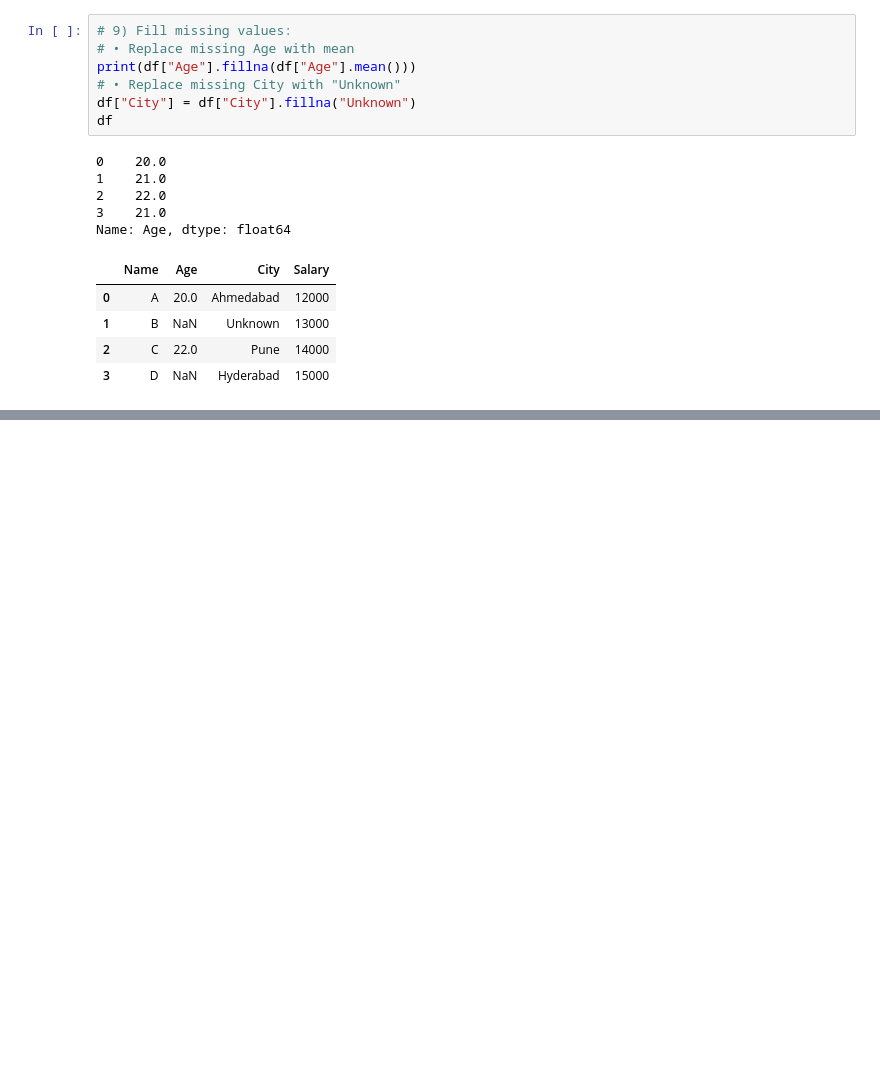
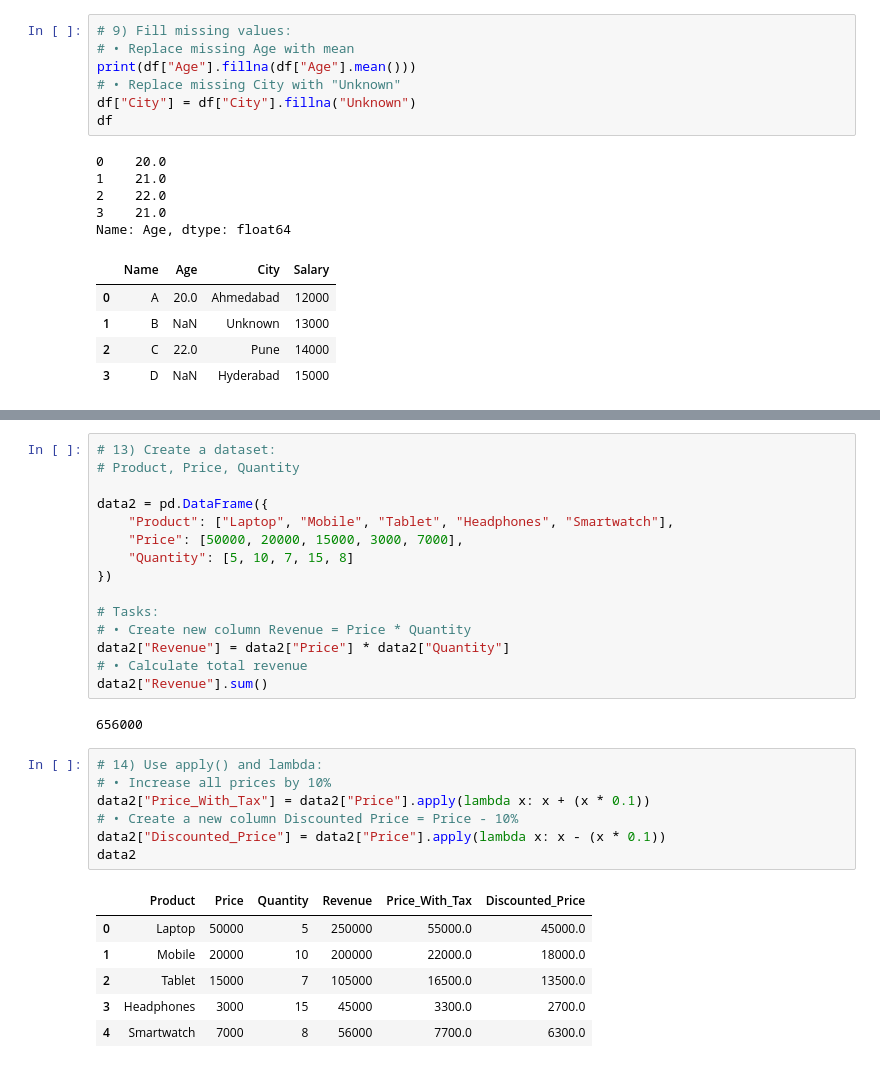
Before and after one commit to PRIYANSHUPATEL7654/TOPS_TECH, a Jupyter notebook: ClASSWORK/PYTHON_LIBRARIES_5_3_26/Pandas/Practice_Questions.ipynb, the cells around one changed output, grey strips where cells are left out. Drawn from its saved outputs; the diff is of its cells as text; blank space fills up the shorter version.

```diff
--- a/ClASSWORK/PYTHON_LIBRARIES_5_3_26/Pandas/Practice_Questions.ipynb
+++ b/ClASSWORK/PYTHON_LIBRARIES_5_3_26/Pandas/Practice_Questions.ipynb
@@ -248,0 +433,31 @@ Name: Age, dtype: float64
+# %%
+# 13) Create a dataset:
+# Product, Price, Quantity
+
+data2 = pd.DataFrame({
+    "Product": ["Laptop", "Mobile", "Tablet", "Headphones", "Smartwatch"],
+    "Price": [50000, 20000, 15000, 3000, 7000],
+    "Quantity": [5, 10, 7, 15, 8]
+})
+
+# Tasks:
+# • Create new column Revenue = Price * Quantity
+data2["Revenue"] = data2["Price"] * data2["Quantity"]
+# • Calculate total revenue
+data2["Revenue"].sum()
+# %% [output]
+656000
+# %%
+# 14) Use apply() and lambda:
+# • Increase all prices by 10%
+data2["Price_With_Tax"] = data2["Price"].apply(lambda x: x + (x * 0.1))
+# • Create a new column Discounted Price = Price - 10%
+data2["Discounted_Price"] = data2["Price"].apply(lambda x: x - (x * 0.1))
+data2
+# %% [output]
+|  | Product | Price | Quantity | Revenue | Price_With_Tax | Discounted_Price |
+| 0 | Laptop | 50000 | 5 | 250000 | 55000.0 | 45000.0 |
+| 1 | Mobile | 20000 | 10 | 200000 | 22000.0 | 18000.0 |
+| 2 | Tablet | 15000 | 7 | 105000 | 16500.0 | 13500.0 |
+| 3 | Headphones | 3000 | 15 | 45000 | 3300.0 | 2700.0 |
+| 4 | Smartwatch | 7000 | 8 | 56000 | 7700.0 | 6300.0 |
```
Also changed, not shown: parts of 30 cells of this notebook, 12 other files.
